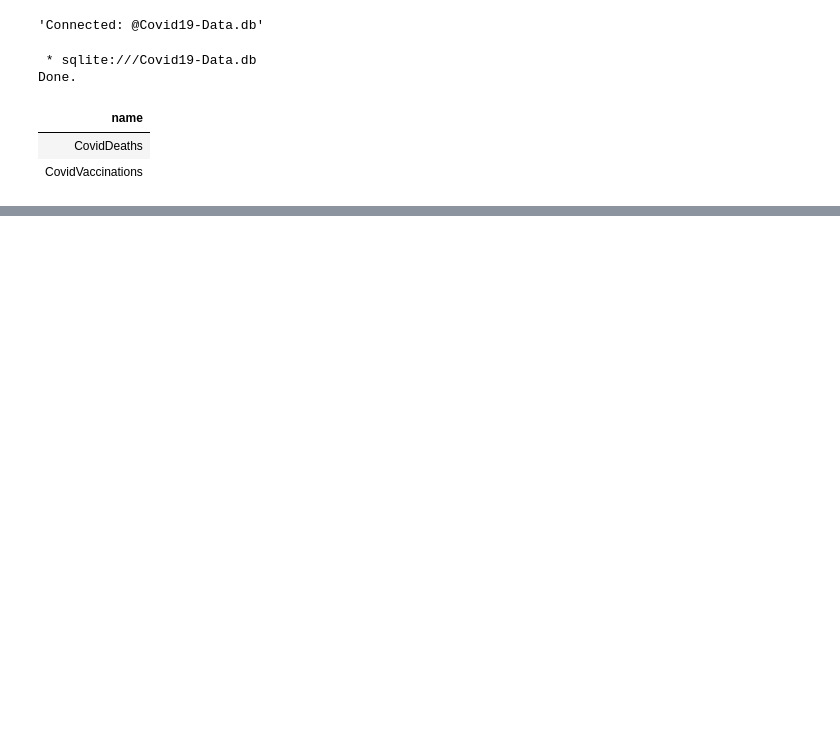
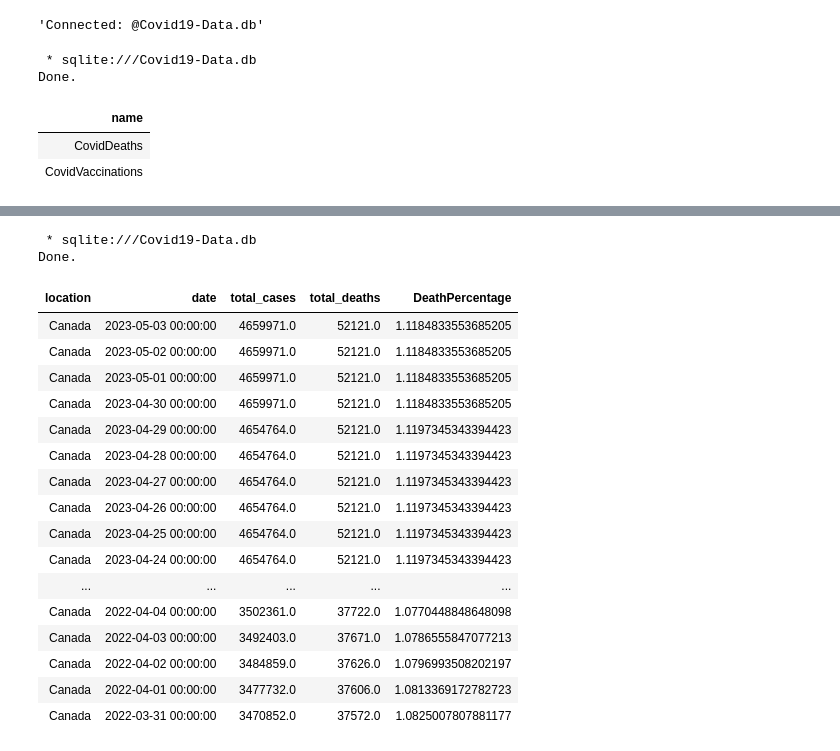
Before and after one commit to Chris-Quan/Covid19-Data-Exploration, a Jupyter notebook: 1-dataExploration.ipynb, the cells around one changed output, grey strips where cells are left out. Cells and saved outputs as stored; diff of their text form; code cells hidden in the pictures; blank space fills up the shorter version.

```diff
--- a/1-dataExploration.ipynb
+++ b/1-dataExploration.ipynb
@@ -58,0 +64,30 @@ SyntaxError: invalid syntax (3508240422.py, line 1)
+# %%
+%%sql
+
+-- looking at total cases vs total Deaths
+
+Select Location, date, total_cases, total_Deaths, (total_deaths/total_cases)*100 as DeathPercentage
+From CovidDeaths
+WHERE Location like 'Canada'
+order by date DESC
+LIMIT 1000
+# %% [output]
+ * sqlite:///Covid19-Data.db
+Done.
+| location | date | total_cases | total_deaths | DeathPercentage |
+| Canada | 2023-05-03 00:00:00 | 4659971.0 | 52121.0 | 1.1184833553685205 |
+| Canada | 2023-05-02 00:00:00 | 4659971.0 | 52121.0 | 1.1184833553685205 |
+| Canada | 2023-05-01 00:00:00 | 4659971.0 | 52121.0 | 1.1184833553685205 |
+| Canada | 2023-04-30 00:00:00 | 4659971.0 | 52121.0 | 1.1184833553685205 |
+| Canada | 2023-04-29 00:00:00 | 4654764.0 | 52121.0 | 1.1197345343394423 |
+| Canada | 2023-04-28 00:00:00 | 4654764.0 | 52121.0 | 1.1197345343394423 |
+| Canada | 2023-04-27 00:00:00 | 4654764.0 | 52121.0 | 1.1197345343394423 |
+| Canada | 2023-04-26 00:00:00 | 4654764.0 | 52121.0 | 1.1197345343394423 |
+| Canada | 2023-04-25 00:00:00 | 4654764.0 | 52121.0 | 1.1197345343394423 |
+| Canada | 2023-04-24 00:00:00 | 4654764.0 | 52121.0 | 1.1197345343394423 |
+| ... | ... | ... | ... | ... |
+| Canada | 2022-04-04 00:00:00 | 3502361.0 | 37722.0 | 1.0770448848648098 |
+| Canada | 2022-04-03 00:00:00 | 3492403.0 | 37671.0 | 1.0786555847077213 |
+| Canada | 2022-04-02 00:00:00 | 3484859.0 | 37626.0 | 1.0796993508202197 |
+| Canada | 2022-04-01 00:00:00 | 3477732.0 | 37606.0 | 1.0813369172782723 |
+| Canada | 2022-03-31 00:00:00 | 3470852.0 | 37572.0 | 1.0825007807881177 |
```
Also changed, not shown: parts of 7 cells of this notebook.
